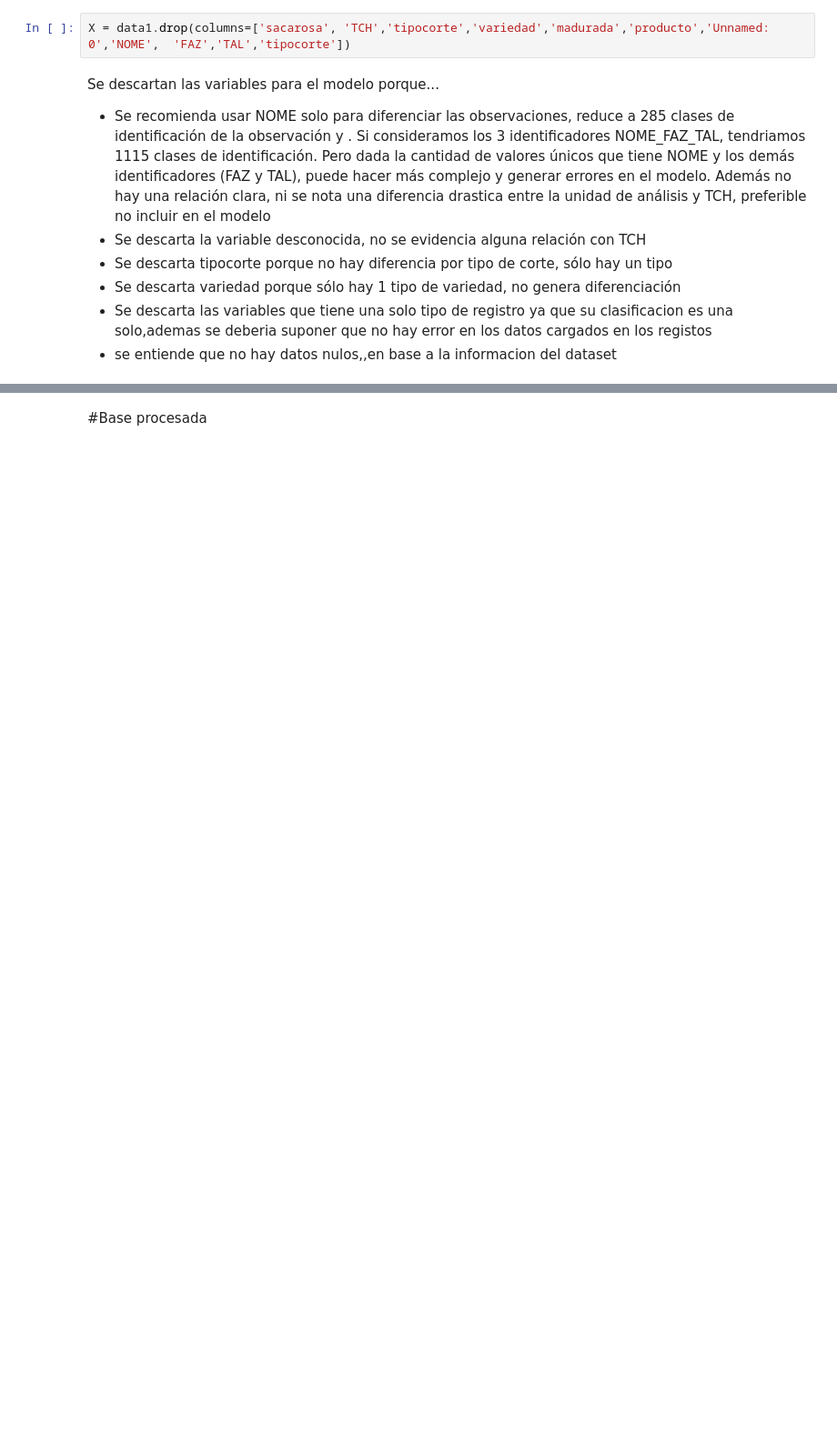
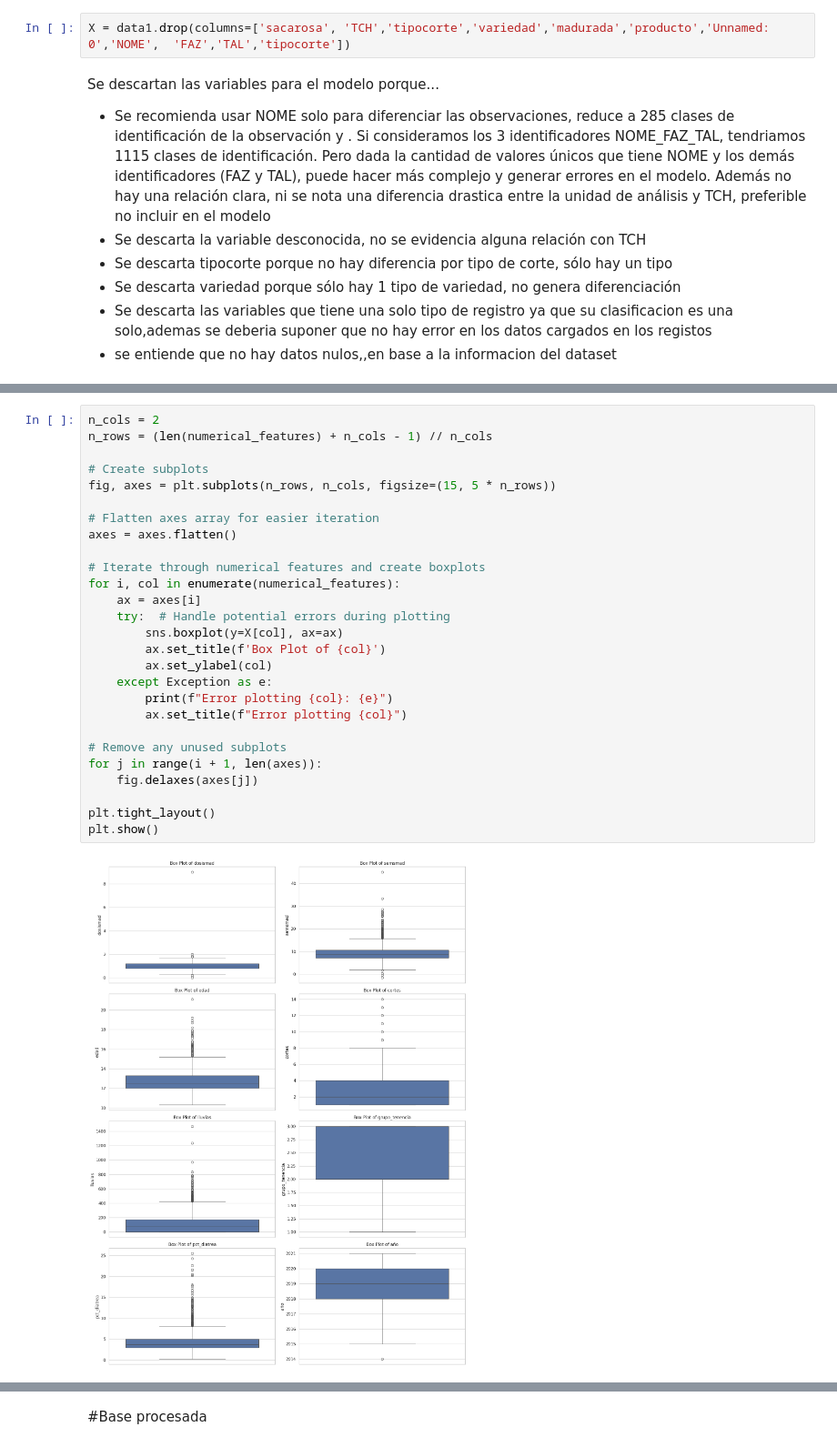
Before and after one commit to Laura9704/ACD_2025, a Jupyter notebook: Clasificacion.ipynb, the cells around one changed output, grey strips where cells are left out. Shown: that part at 91% size. Saved outputs shown, nothing was run; the diff lists cells and outputs as text; blank space fills up the shorter version.

```diff
--- a/Clasificacion.ipynb
+++ b/Clasificacion.ipynb
@@ -199,0 +156,29 @@ plt.show()
+# %%
+n_cols = 2
+n_rows = (len(numerical_features) + n_cols - 1) // n_cols
+
+# Create subplots
+fig, axes = plt.subplots(n_rows, n_cols, figsize=(15, 5 * n_rows))
+
+# Flatten axes array for easier iteration
+axes = axes.flatten()
+
+# Iterate through numerical features and create boxplots
+for i, col in enumerate(numerical_features):
+    ax = axes[i]
+    try:  # Handle potential errors during plotting
+        sns.boxplot(y=X[col], ax=ax)
+        ax.set_title(f'Box Plot of {col}')
+        ax.set_ylabel(col)
+    except Exception as e:
+        print(f"Error plotting {col}: {e}")
+        ax.set_title(f"Error plotting {col}")
+
+# Remove any unused subplots
+for j in range(i + 1, len(axes)):
+    fig.delaxes(axes[j])
+
+plt.tight_layout()
+plt.show()
+# %% [output]
+[figure, added]
```
Also changed, not shown: parts of 37 cells of this notebook.
